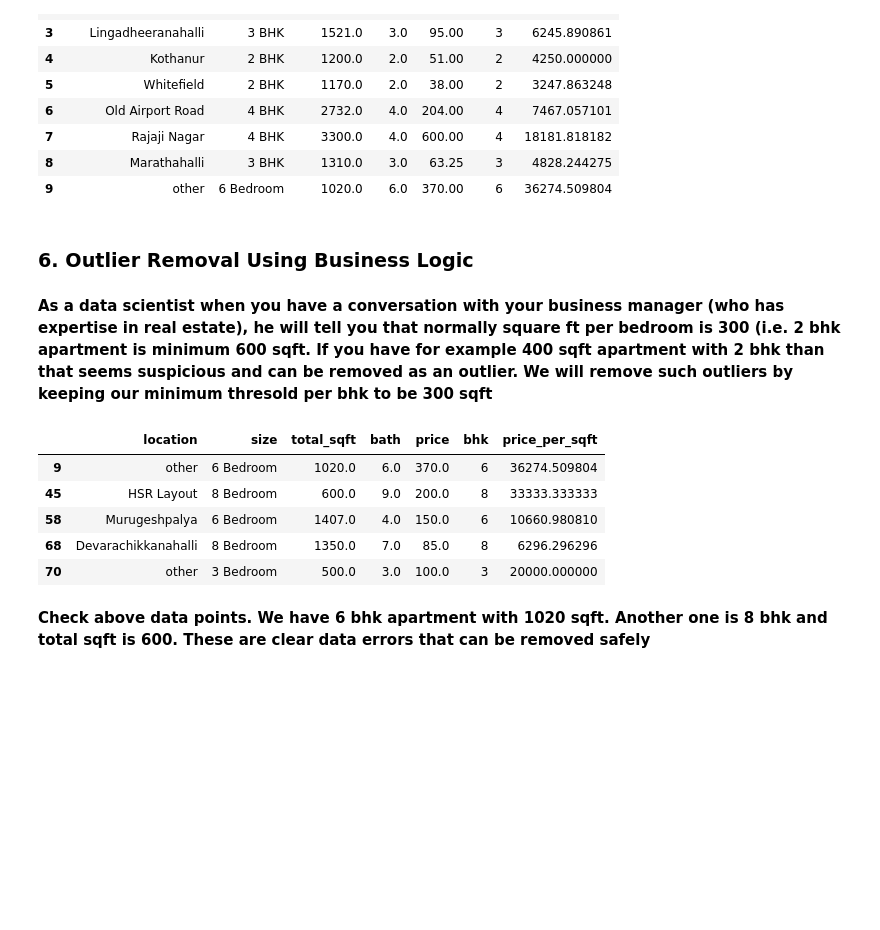
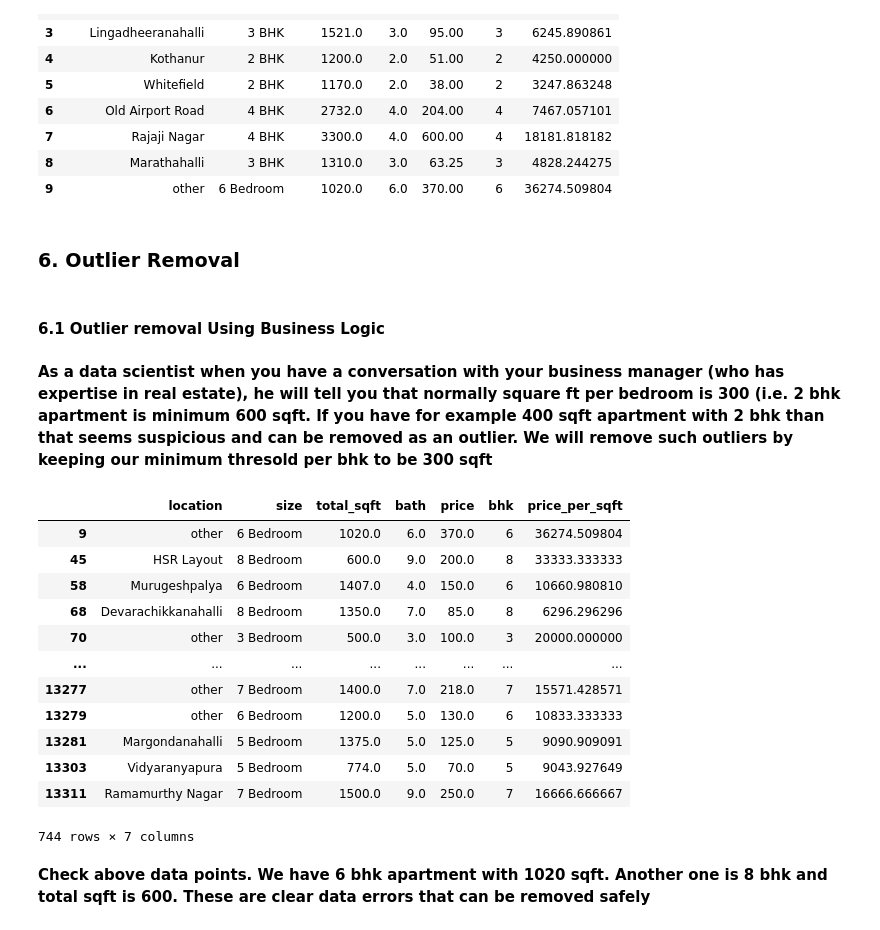
Before and after one commit to haftom2012/ML, a Jupyter notebook: BangloreHomePrices/model/banglore_home_prices_final.ipynb, the cells around one changed output. Cells and saved outputs as stored; diff of their text form; code cells hidden in the pictures; blank space fills up the shorter version.

```diff
--- a/BangloreHomePrices/model/banglore_home_prices_final.ipynb
+++ b/BangloreHomePrices/model/banglore_home_prices_final.ipynb
@@ -382,19 +382,28 @@ df5.head(10)
 | 7 | Rajaji Nagar | 4 BHK | 3300.0 | 4.0 | 600.00 | 4 | 18181.818182 |
 | 8 | Marathahalli | 3 BHK | 1310.0 | 3.0 | 63.25 | 3 | 4828.244275 |
 | 9 | other | 6 Bedroom | 1020.0 | 6.0 | 370.00 | 6 | 36274.509804 |
+# %% [markdown]
+### 6. Outlier Removal
 # %% [markdown]
-### 6. Outlier Removal Using Business Logic
+#### 6.1 Outlier removal Using Business Logic
 # %% [markdown]
 **As a data scientist when you have a conversation with your business manager (who has expertise in real estate), he will tell you that normally square ft per bedroom is 300 (i.e. 2 bhk apartment is minimum 600 sqft. If you have for example 400 sqft apartment with 2 bhk than that seems suspicious and can be removed as an outlier. We will remove such outliers by keeping our minimum thresold per bhk to be 300 sqft**
 # %%
-df5[df5.total_sqft/df5.bhk<300].head()
+df5[df5.total_sqft/df5.bhk<300]
 # %% [output]
 |  | location | size | total_sqft | bath | price | bhk | price_per_sqft |
 | 9 | other | 6 Bedroom | 1020.0 | 6.0 | 370.0 | 6 | 36274.509804 |
 | 45 | HSR Layout | 8 Bedroom | 600.0 | 9.0 | 200.0 | 8 | 33333.333333 |
 | 58 | Murugeshpalya | 6 Bedroom | 1407.0 | 4.0 | 150.0 | 6 | 10660.980810 |
 | 68 | Devarachikkanahalli | 8 Bedroom | 1350.0 | 7.0 | 85.0 | 8 | 6296.296296 |
 | 70 | other | 3 Bedroom | 500.0 | 3.0 | 100.0 | 3 | 20000.000000 |
+| ... | ... | ... | ... | ... | ... | ... | ... |
+| 13277 | other | 7 Bedroom | 1400.0 | 7.0 | 218.0 | 7 | 15571.428571 |
+| 13279 | other | 6 Bedroom | 1200.0 | 5.0 | 130.0 | 6 | 10833.333333 |
+| 13281 | Margondanahalli | 5 Bedroom | 1375.0 | 5.0 | 125.0 | 5 | 9090.909091 |
+| 13303 | Vidyaranyapura | 5 Bedroom | 774.0 | 5.0 | 70.0 | 5 | 9043.927649 |
+| 13311 | Ramamurthy Nagar | 7 Bedroom | 1500.0 | 9.0 | 250.0 | 7 | 16666.666667 |
+744 rows × 7 columns
 # %% [markdown]
 **Check above data points. We have 6 bhk apartment with 1020 sqft. Another one is 8 bhk and total sqft is 600. These are clear data errors that can be removed safely**
 # %%
```
Also changed, not shown: parts of 9 cells of this notebook.
